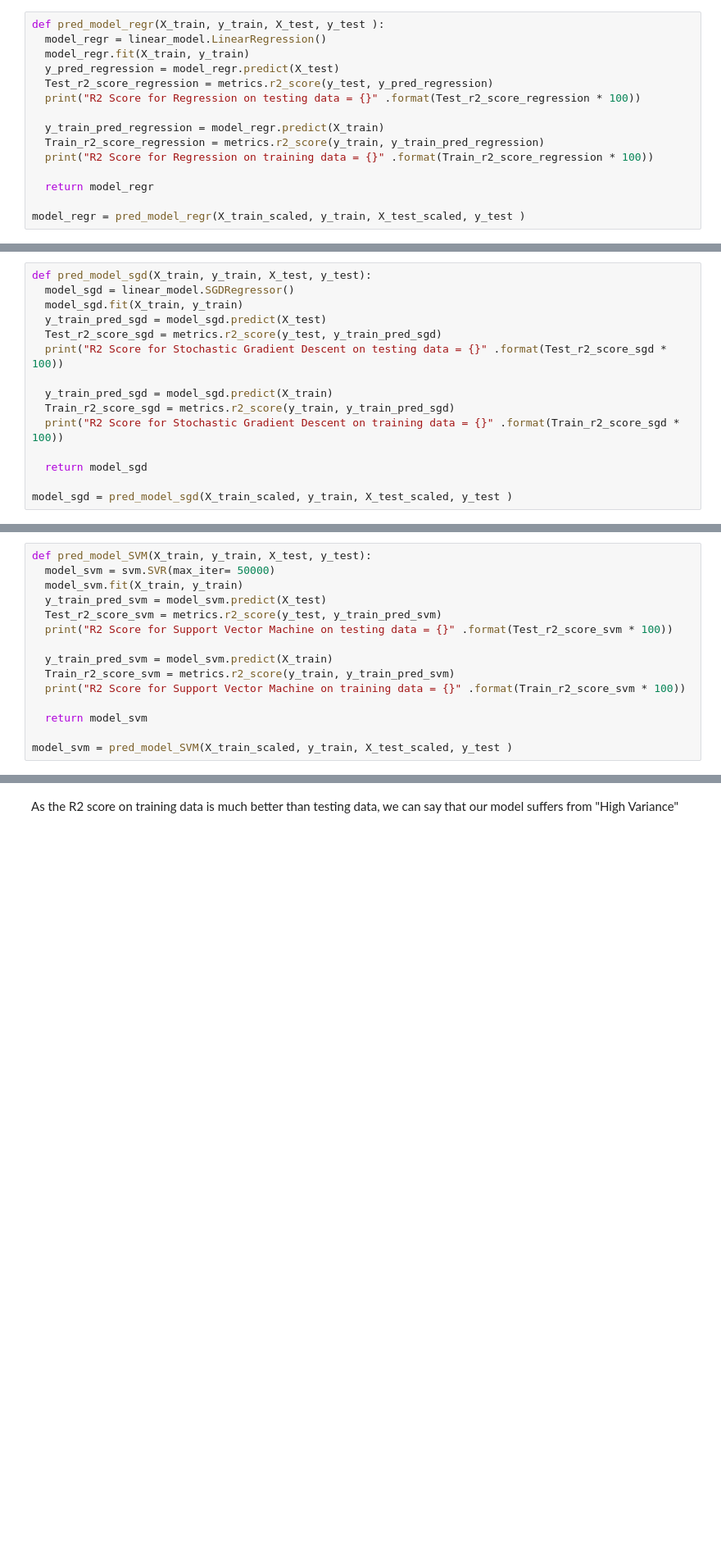
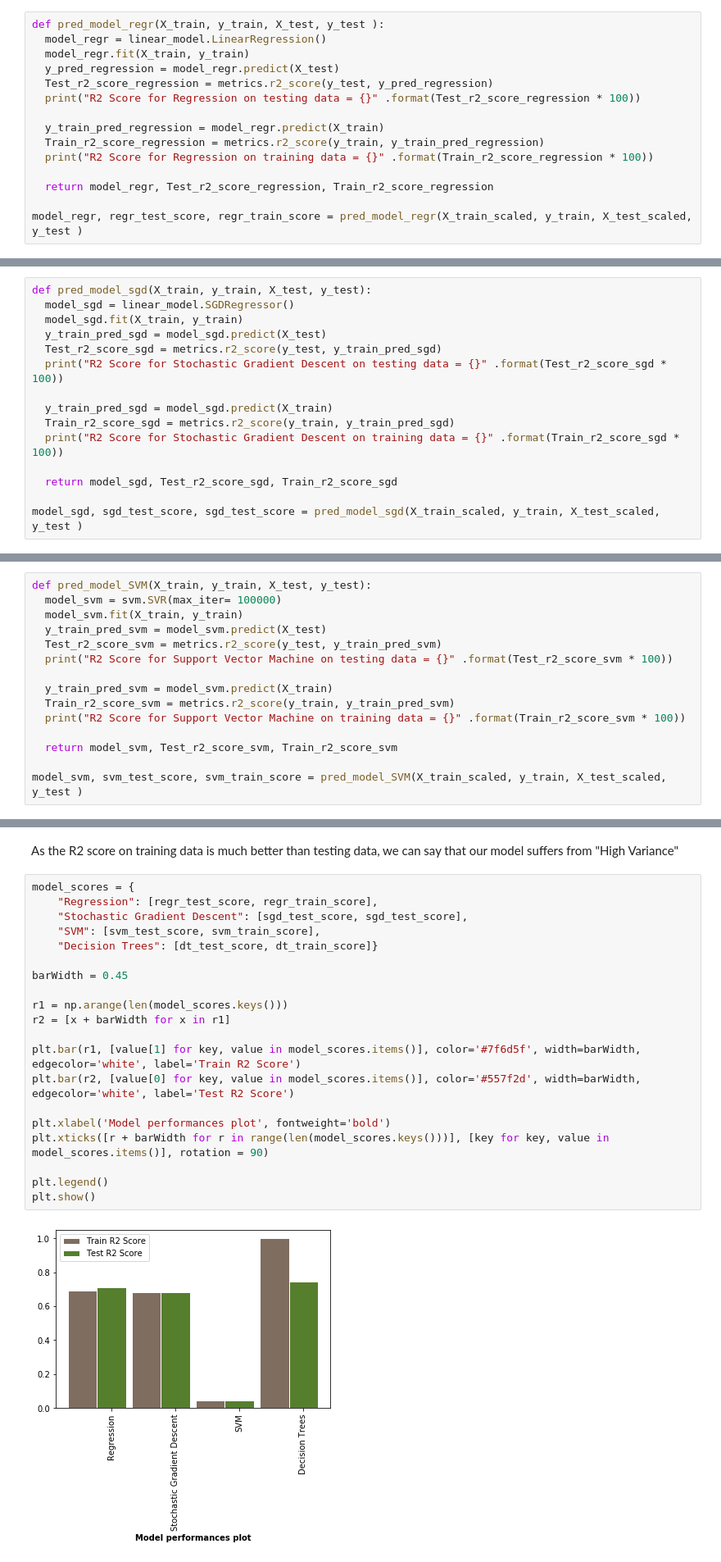
Before and after one commit to shivasanketh-rm/InfluenzaOutbreaks, a Jupyter notebook: IO_pred_model.ipynb, the cells around one changed output, grey strips where cells are left out. Shown at 82% size. Cells and saved outputs as stored; diff of their text form; blank space fills up the shorter version.

```diff
--- a/IO_pred_model.ipynb
+++ b/IO_pred_model.ipynb
@@ -128,7 +128,7 @@ def pred_model_regr(X_train, y_train, X_test, y_test ):
   Train_r2_score_regression = metrics.r2_score(y_train, y_train_pred_regression)
   print("R2 Score for Regression on training data = {}" .format(Train_r2_score_regression * 100))
 
-  return model_regr
+  return model_regr, Test_r2_score_regression, Train_r2_score_regression
 
-model_regr = pred_model_regr(X_train_scaled, y_train, X_test_scaled, y_test )
+model_regr, regr_test_score, regr_train_score = pred_model_regr(X_train_scaled, y_train, X_test_scaled, y_test )
 # %% [output]
@@ -148,7 +148,7 @@ def pred_model_sgd(X_train, y_train, X_test, y_test):
   Train_r2_score_sgd = metrics.r2_score(y_train, y_train_pred_sgd)
   print("R2 Score for Stochastic Gradient Descent on training data = {}" .format(Train_r2_score_sgd * 100))
 
-  return model_sgd
+  return model_sgd, Test_r2_score_sgd, Train_r2_score_sgd
 
-model_sgd = pred_model_sgd(X_train_scaled, y_train, X_test_scaled, y_test )
+model_sgd, sgd_test_score, sgd_test_score = pred_model_sgd(X_train_scaled, y_train, X_test_scaled, y_test )
 # %% [output]
@@ -158,7 +158,7 @@ R2 Score for Stochastic Gradient Descent on training data = 68.33760392450212
 SVM
 # %%
 def pred_model_SVM(X_train, y_train, X_test, y_test):
-  model_svm = svm.SVR(max_iter= 50000)
+  model_svm = svm.SVR(max_iter= 100000)
   model_svm.fit(X_train, y_train)
   y_train_pred_svm = model_svm.predict(X_test)
   Test_r2_score_svm = metrics.r2_score(y_test, y_train_pred_svm)
@@ -168,9 +168,9 @@ def pred_model_SVM(X_train, y_train, X_test, y_test):
   Train_r2_score_svm = metrics.r2_score(y_train, y_train_pred_svm)
   print("R2 Score for Support Vector Machine on training data = {}" .format(Train_r2_score_svm * 100))
 
-  return model_svm
+  return model_svm, Test_r2_score_svm, Train_r2_score_svm
 
-model_svm = pred_model_SVM(X_train_scaled, y_train, X_test_scaled, y_test )
+model_svm, svm_test_score, svm_train_score = pred_model_SVM(X_train_scaled, y_train, X_test_scaled, y_test )
 # %% [output]
 R2 Score for Support Vector Machine on testing data = 4.279950189189985
 R2 Score for Support Vector Machine on training data = 4.2645025244942625
@@ -196,6 +196,28 @@ R2 Score for Decision Tree on testing data = 72.22838563156998
 R2 Score for Decision Tree on training data = 99.99965240114513
 # %% [markdown]
 As the R2 score on training data is much better than testing data, we can say that our model suffers from "High Variance"
+# %%
+model_scores = {
+    "Regression": [regr_test_score, regr_train_score],
+    "Stochastic Gradient Descent": [sgd_test_score, sgd_test_score],
+    "SVM": [svm_test_score, svm_train_score],
+    "Decision Trees": [dt_test_score, dt_train_score]}
+
+barWidth = 0.45
+
+r1 = np.arange(len(model_scores.keys()))
+r2 = [x + barWidth for x in r1]
+
+plt.bar(r1, [value[1] for key, value in model_scores.items()], color='#7f6d5f', width=barWidth, edgecolor='white', label='Train R2 Score')
+plt.bar(r2, [value[0] for key, value in model_scores.items()], color='#557f2d', width=barWidth, edgecolor='white', label='Test R2 Score')
+
+plt.xlabel('Model performances plot', fontweight='bold')
+plt.xticks([r + barWidth for r in range(len(model_scores.keys()))], [key for key, value in model_scores.items()], rotation = 90)
+
+plt.legend()
+plt.show()
+# %% [output]
+[figure, added]
 # %%
 feature_importance = model_dt.feature_importances_
 feature_importance_sorted = (np.sort(feature_importance))[::-1]
```
Also changed, not shown: parts of 12 cells of this notebook.
